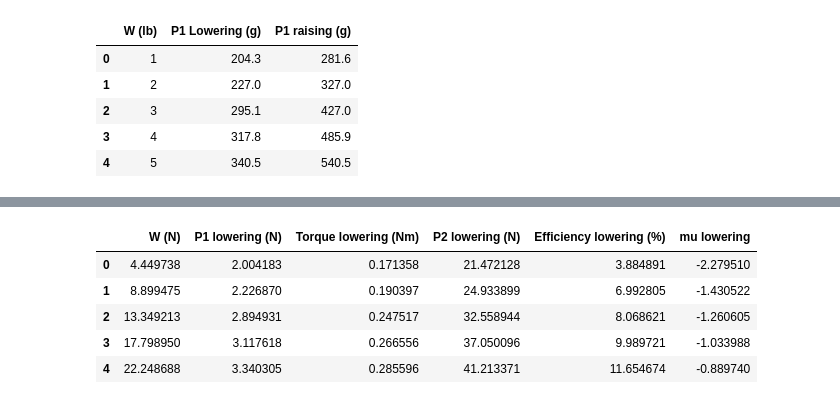
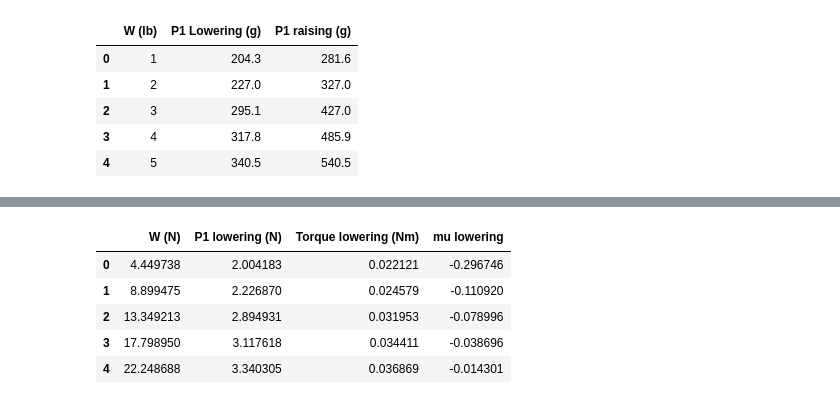
Before and after one commit to David-Junior/Undergrad-Lab-Data-Analysis, a Jupyter notebook: FMM3_212_Theory_of_Machines_Screw_Jack.ipynb, the cells around one changed output, grey strips where cells are left out. Cells and saved outputs as stored; diff of their text form; code cells hidden in the pictures.

```diff
--- a/FMM3_212_Theory_of_Machines_Screw_Jack.ipynb
+++ b/FMM3_212_Theory_of_Machines_Screw_Jack.ipynb
@@ -5,8 +5,7 @@ import matplotlib.pyplot as plt
 # %%
 # Experimantal Data
 p = 9.4/1000 # pitch
-d = 22/1000 # mean diameter of screw
-D = 17.1/100 # diameter of drum
+d = 22.075/1000 # mean diameter of screw
 
 W = np.array([1,2,3,4,5]) #lb
 f_lower = np.array([204.3,227.0,295.1,317.8,340.5]) #g
@@ -27,19 +26,16 @@ exp_data
 | 4 | 5 | 340.5 | 540.5 |
 # %%
 # Analysis
-W = np.array([1,2,3,4,5])*0.453592*9.81 #N
-f_lower = np.array([204.3,227.0,295.1,317.8,340.5])/1000*9.81 #N
-f_raise = np.array([281.6,327.0,427.0,485.9,540.5])/1000*9.81 #N
+W = W*0.453592*9.81 #N
+f_lower = f_lower/1000*9.81 #N
+f_raise = f_raise/1000*9.81 #N
 
 tan_a = p/(np.pi*d) # tan(alpha)
-T_raise = f_raise*D/2
-T_lower = f_lower*D/2
+T_raise = f_raise*d/2
+T_lower = f_lower*d/2
 
-P_raise = T_raise/(d/2)
-P_lower = T_lower/(d/2)
 
 efficiency_raise = W*p/(2*np.pi*T_raise)*100
-efficiency_lower = W*p/(2*np.pi*T_lower)*100
 
 mu_raise = (2*T_raise/W - d*tan_a)/(2*T_raise/W*tan_a+d)
 mu_lower = (d*tan_a - 2*T_lower/W)/(2*T_lower/W*tan_a+d)
@@ -64,21 +59,19 @@ anal_data_raise
 # %%
 # Analysis Table
 anal_data_lower = pd.DataFrame({
     'W (N)': W,
     'P1 lowering (N)': f_lower,
     'Torque lowering (Nm)': T_lower,
-    'P2 lowering (N)': P_lower,
-    'Efficiency lowering (%)': efficiency_lower,
-    'mu lowering': mu_lower
+    'mu lowering': (mu_lower)
 })
 anal_data_lower
 # %% [output]
-|  | W (N) | P1 lowering (N) | Torque lowering (Nm) | P2 lowering (N) | Efficiency lowering (%) | mu lowering |
-| 0 | 4.449738 | 2.004183 | 0.171358 | 21.472128 | 3.884891 | -2.279510 |
-| 1 | 8.899475 | 2.226870 | 0.190397 | 24.933899 | 6.992805 | -1.430522 |
-| 2 | 13.349213 | 2.894931 | 0.247517 | 32.558944 | 8.068621 | -1.260605 |
-| 3 | 17.798950 | 3.117618 | 0.266556 | 37.050096 | 9.989721 | -1.033988 |
-| 4 | 22.248688 | 3.340305 | 0.285596 | 41.213371 | 11.654674 | -0.889740 |
+|  | W (N) | P1 lowering (N) | Torque lowering (Nm) | mu lowering |
+| 0 | 4.449738 | 2.004183 | 0.022121 | -0.296746 |
+| 1 | 8.899475 | 2.226870 | 0.024579 | -0.110920 |
+| 2 | 13.349213 | 2.894931 | 0.031953 | -0.078996 |
+| 3 | 17.798950 | 3.117618 | 0.034411 | -0.038696 |
+| 4 | 22.248688 | 3.340305 | 0.036869 | -0.014301 |
 # %%
 # Figure 1: Load vs. Torque (Raising and Lowering)
 plt.figure(figsize=(16, 8))
```
Also changed, not shown: parts of 2 cells of this notebook.
